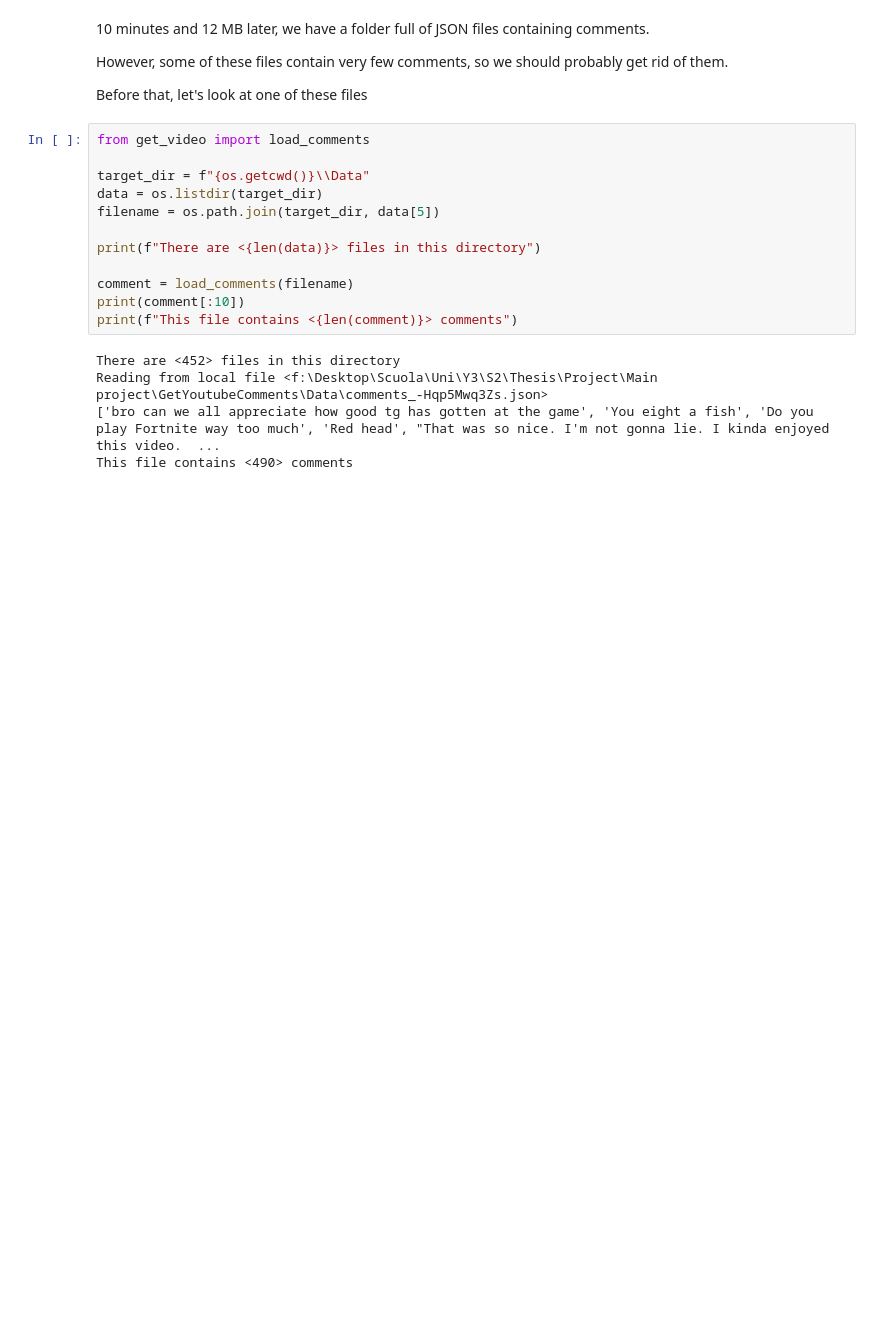
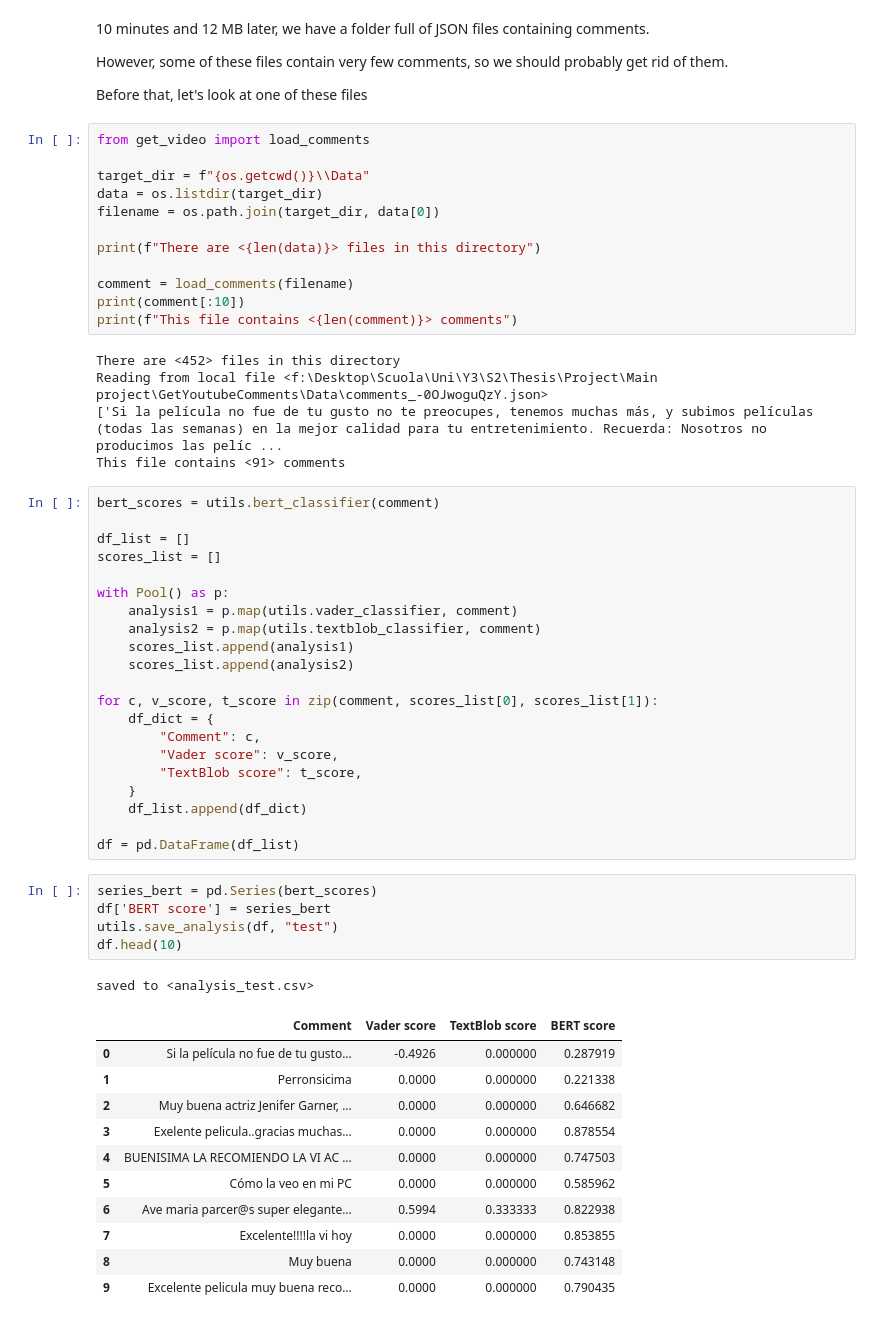
Before and after one commit to gmarsanich/gmarsanichThesis2022, a Jupyter notebook: Thesis Project Notebook.ipynb, the cells around one changed output. Drawn from its saved outputs; the diff is of its cells as text; blank space fills up the shorter version.

Commit message:
Continued analysis

```diff
--- a/Thesis Project Notebook.ipynb
+++ b/Thesis Project Notebook.ipynb
@@ -363,7 +332,7 @@ from get_video import load_comments
 
 target_dir = f"{os.getcwd()}\\Data"
 data = os.listdir(target_dir)
-filename = os.path.join(target_dir, data[5])
+filename = os.path.join(target_dir, data[0])
 
 print(f"There are <{len(data)}> files in this directory")
 
@@ -372,6 +341,45 @@ print(comment[:10])
 print(f"This file contains <{len(comment)}> comments")
 # %% [output]
 There are <452> files in this directory
-Reading from local file <f:\Desktop\Scuola\Uni\Y3\S2\Thesis\Project\Main project\GetYoutubeComments\Data\comments_-Hqp5Mwq3Zs.json>
-['bro can we all appreciate how good tg has gotten at the game', 'You eight a fish', 'Do you play Fortnite way too much', 'Red head', "That was so nice. I'm not gonna lie. I kinda enjoyed this video.  ...
-This file contains <490> comments
+Reading from local file <f:\Desktop\Scuola\Uni\Y3\S2\Thesis\Project\Main project\GetYoutubeComments\Data\comments_-0OJwoguQzY.json>
+['Si la película no fue de tu gusto no te preocupes, tenemos muchas más, y subimos películas (todas las semanas) en la mejor calidad para tu entretenimiento. Recuerda: Nosotros no producimos las pelíc ...
+This file contains <91> comments
+# %%
+bert_scores = utils.bert_classifier(comment)
+
+df_list = []
+scores_list = []
+
+with Pool() as p:
+    analysis1 = p.map(utils.vader_classifier, comment)
+    analysis2 = p.map(utils.textblob_classifier, comment)
+    scores_list.append(analysis1)
+    scores_list.append(analysis2)
+
+for c, v_score, t_score in zip(comment, scores_list[0], scores_list[1]):
+    df_dict = {
+        "Comment": c,
+        "Vader score": v_score,
+        "TextBlob score": t_score,
+    }
+    df_list.append(df_dict)
+
+df = pd.DataFrame(df_list)
+# %%
+series_bert = pd.Series(bert_scores)
+df['BERT score'] = series_bert
+utils.save_analysis(df, "test")
+df.head(10)
+# %% [output]
+saved to <analysis_test.csv>
+|  | Comment | Vader score | TextBlob score | BERT score |
+| 0 | Si la película no fue de tu gusto... | -0.4926 | 0.000000 | 0.287919 |
+| 1 | Perronsicima | 0.0000 | 0.000000 | 0.221338 |
+| 2 | Muy buena actriz Jenifer Garner, ... | 0.0000 | 0.000000 | 0.646682 |
+| 3 | Exelente pelicula..gracias muchas... | 0.0000 | 0.000000 | 0.878554 |
+| 4 | BUENISIMA LA RECOMIENDO LA VI AC ... | 0.0000 | 0.000000 | 0.747503 |
+| 5 | Cómo la veo en mi PC | 0.0000 | 0.000000 | 0.585962 |
+| 6 | Ave maria parcer@s super elegante... | 0.5994 | 0.333333 | 0.822938 |
+| 7 | Excelente!!!!la vi hoy | 0.0000 | 0.000000 | 0.853855 |
+| 8 | Muy buena | 0.0000 | 0.000000 | 0.743148 |
+| 9 | Excelente pelicula muy buena reco... | 0.0000 | 0.000000 | 0.790435 |
```
Also changed, not shown: parts of 3 cells of this notebook.
